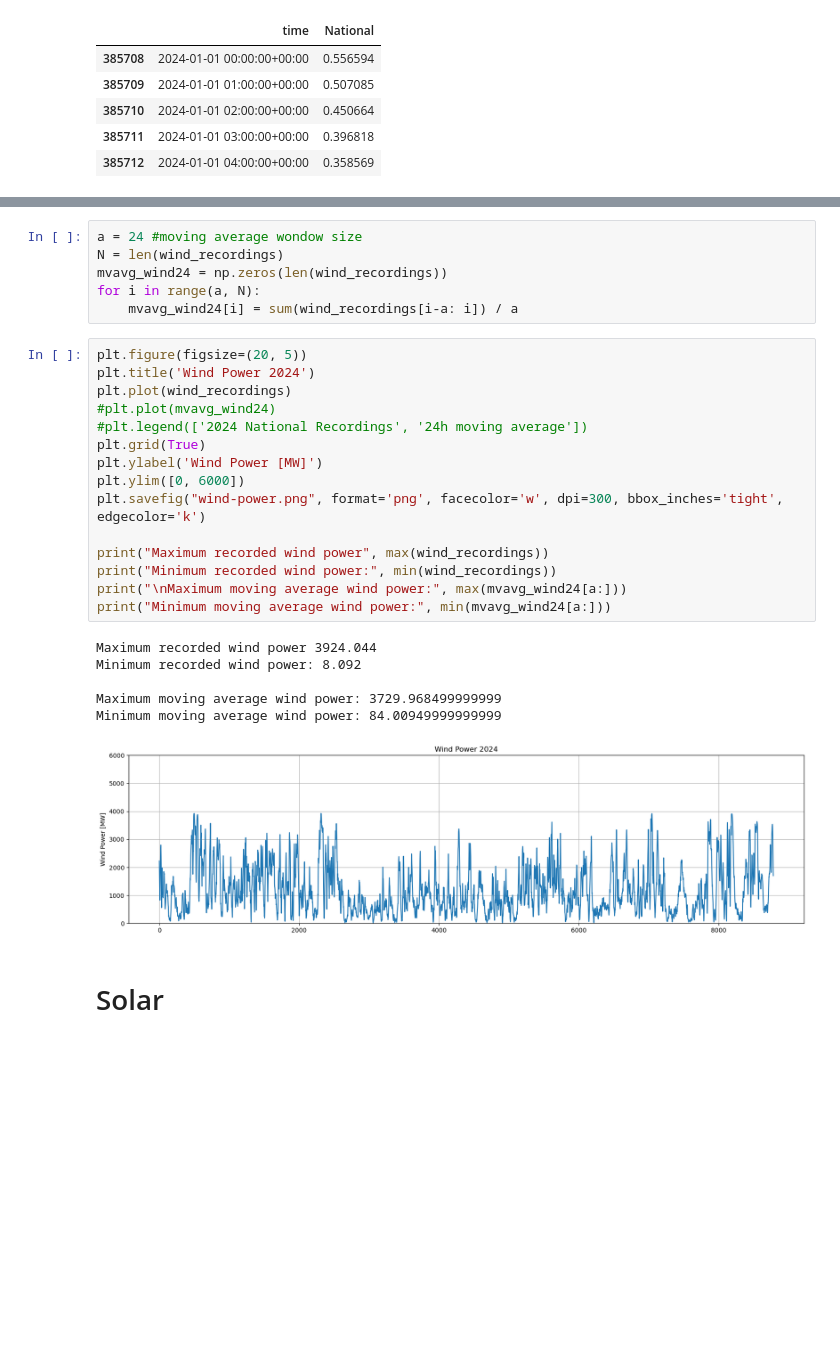
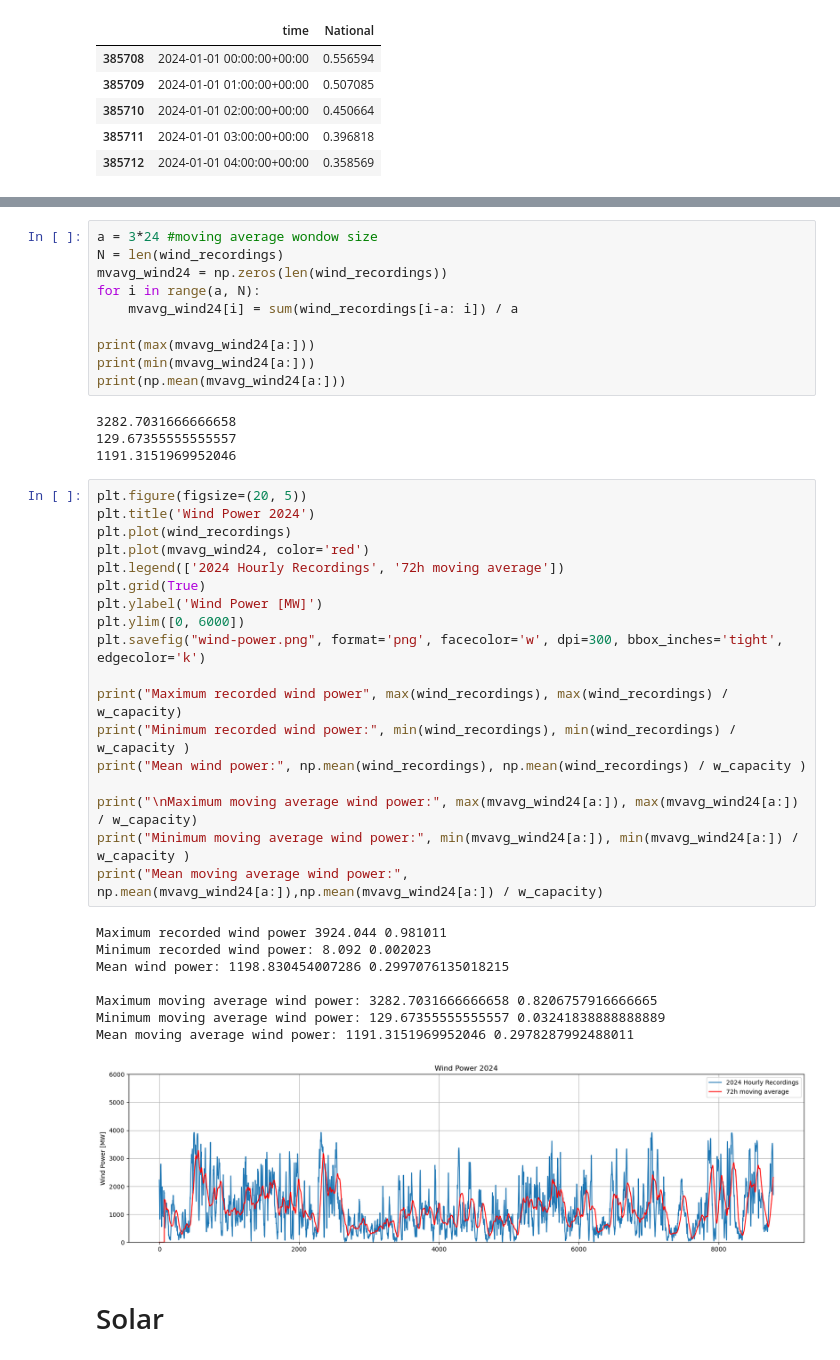
Before and after one commit to avaveriksen/ireland-grid-project, a Jupyter notebook: time-series-analysis/time-series-analysis.ipynb, the cells around one changed output, grey strips where cells are left out. Drawn from its saved outputs; the diff is of its cells as text; blank space fills up the shorter version.

Commit message:
Improved plots and added calculations for max, min and mean values.

```diff
--- a/time-series-analysis/time-series-analysis.ipynb
+++ b/time-series-analysis/time-series-analysis.ipynb
@@ -66,32 +68,45 @@ print(len(wind_recordings))
 8784
 # %%
-a = 24 #moving average wondow size
+a = 3*24 #moving average wondow size
 N = len(wind_recordings)
 mvavg_wind24 = np.zeros(len(wind_recordings))
 for i in range(a, N):
     mvavg_wind24[i] = sum(wind_recordings[i-a: i]) / a
+
+print(max(mvavg_wind24[a:]))
+print(min(mvavg_wind24[a:]))
+print(np.mean(mvavg_wind24[a:]))
+# %% [output]
+3282.7031666666658
+129.67355555555557
+1191.3151969952046
 # %%
 plt.figure(figsize=(20, 5))
 plt.title('Wind Power 2024')
 plt.plot(wind_recordings)
-#plt.plot(mvavg_wind24)
-#plt.legend(['2024 National Recordings', '24h moving average'])
+plt.plot(mvavg_wind24, color='red')
+plt.legend(['2024 Hourly Recordings', '72h moving average'])
 plt.grid(True)
 plt.ylabel('Wind Power [MW]')
 plt.ylim([0, 6000])
 plt.savefig("wind-power.png", format='png', facecolor='w', dpi=300, bbox_inches='tight', edgecolor='k')
 
-print("Maximum recorded wind power", max(wind_recordings))
-print("Minimum recorded wind power:", min(wind_recordings))
-print("\nMaximum moving average wind power:", max(mvavg_wind24[a:]))
-print("Minimum moving average wind power:", min(mvavg_wind24[a:]))
+print("Maximum recorded wind power", max(wind_recordings), max(wind_recordings) / w_capacity)
+print("Minimum recorded wind power:", min(wind_recordings), min(wind_recordings) / w_capacity )
+print("Mean wind power:", np.mean(wind_recordings), np.mean(wind_recordings) / w_capacity )
+
+print("\nMaximum moving average wind power:", max(mvavg_wind24[a:]), max(mvavg_wind24[a:]) / w_capacity)
+print("Minimum moving average wind power:", min(mvavg_wind24[a:]), min(mvavg_wind24[a:]) / w_capacity )
+print("Mean moving average wind power:", np.mean(mvavg_wind24[a:]),np.mean(mvavg_wind24[a:]) / w_capacity)
 # %% [output]
-Maximum recorded wind power 3924.044
-Minimum recorded wind power: 8.092
+Maximum recorded wind power 3924.044 0.981011
+Minimum recorded wind power: 8.092 0.002023
+Mean wind power: 1198.830454007286 0.2997076135018215
 
-Maximum moving average wind power: 3729.968499999999
-Minimum moving average wind power: 84.00949999999999
+Maximum moving average wind power: 3282.7031666666658 0.8206757916666665
+Minimum moving average wind power: 129.67355555555557 0.03241838888888889
+Mean moving average wind power: 1191.3151969952046 0.2978287992488011
-[figure, old version]
+[figure, new version]
 # %% [markdown]
 # Solar
 # %%
```
Also changed, not shown: parts of 14 cells of this notebook, 5 other files.
